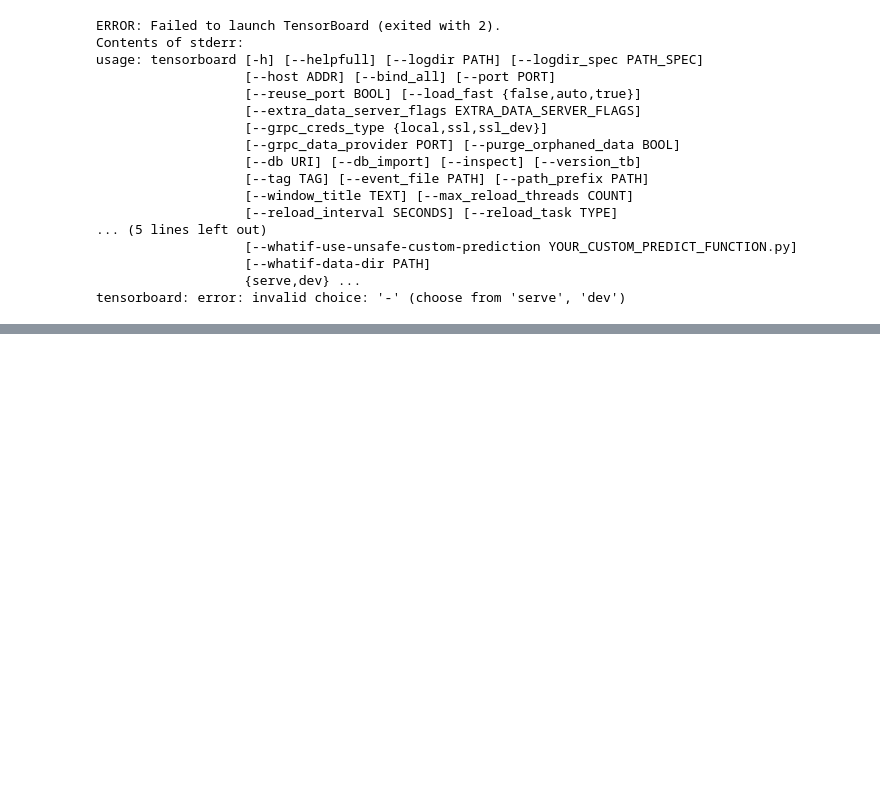
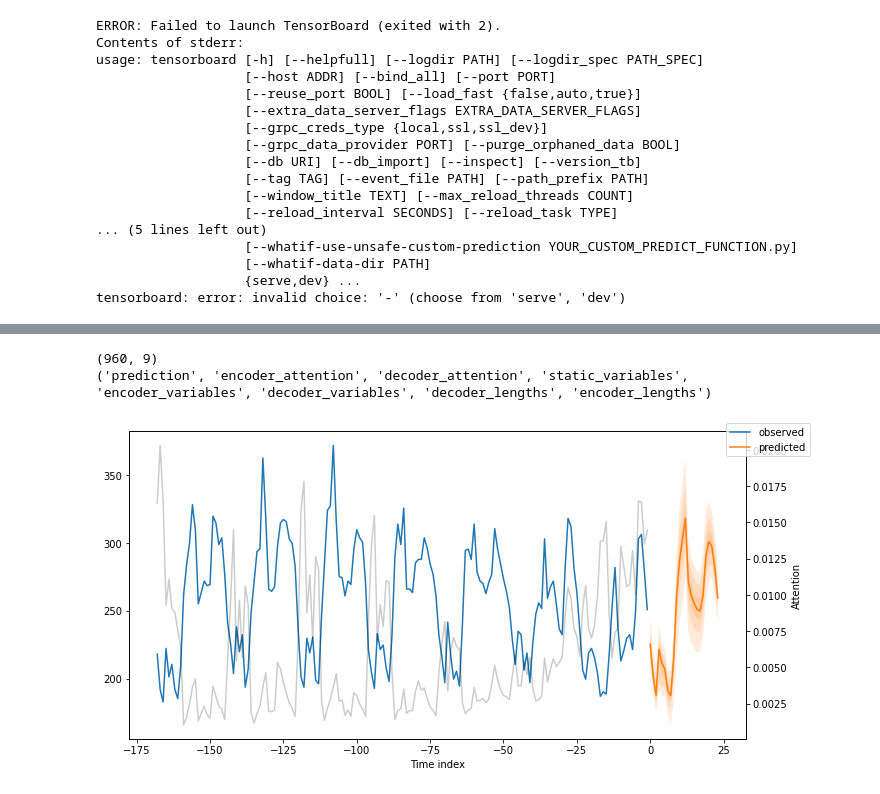
Before and after one commit to MuralidharB/tft-stocks, a Jupyter notebook: tft_example.ipynb, the cells around one changed output, grey strips where cells are left out. Cells and saved outputs as stored; diff of their text form; code cells hidden in the pictures; blank space fills up the shorter version.

```diff
--- a/tft_example.ipynb
+++ b/tft_example.ipynb
@@ -385,35 +396,40 @@ best_tft.plot_prediction(x, raw_prediction, idx=0, ax=ax);
 
 encoder_data = time_df[lambda x: x.hours_from_start > x.hours_from_start.max() - max_encoder_length]
 last_data = time_df[lambda x: x.hours_from_start == x.hours_from_start.max()]
 
 #decoder_data is the new dataframe for which we will create predictions.
 #decoder_data df should be max_prediction_length*consumers = 24*5=120 datapoints long : 24 datapoints for each cosnumer
 #we create it by repeating the last hourly observation of every consumer 24 times since we do not really have new test data
 #and later we fix the columns
 
 decoder_data = pd.concat(
     [last_data.assign(date=lambda x: x.date + pd.offsets.Hour(i)) for i in range(1, max_prediction_length + 1)],
     ignore_index=True,
 )
 
 #fix the new columns
 decoder_data["hours_from_start"] = (decoder_data["date"] - earliest_time).dt.seconds / 60 / 60 + (decoder_data["date"] - earliest_time).dt.days * 24
 decoder_data['hours_from_start'] = decoder_data['hours_from_start'].astype('int')
 decoder_data["hours_from_start"] += encoder_data["hours_from_start"].max() + 1 - decoder_data["hours_from_start"].min()
 
 decoder_data["month"] = decoder_data["date"].dt.month.astype(np.int64)
 decoder_data["hour"] = decoder_data["date"].dt.hour.astype(np.int64)
 decoder_data["day"] = decoder_data["date"].dt.day.astype(np.int64)
 decoder_data["day_of_week"] = decoder_data["date"].dt.dayofweek.astype(np.int64)
 
 new_prediction_data = pd.concat([encoder_data, decoder_data], ignore_index=True)
-
+print(new_prediction_data.shape)
 fig, ax = plt.subplots(figsize=(10, 5))
 
 #create out-of-sample predictions for MT_002
-new_prediction_data=new_prediction_data.query(" consumer_id == 'MT_002'")
+new_prediction_data=new_prediction_data.query(" consumer_id == 'MT_008'")
 new_raw_predictions, new_x = best_tft.predict(new_prediction_data, mode="raw", return_x=True)
+print(new_raw_predictions.keys())
 best_tft.plot_prediction(new_x, new_raw_predictions, idx=0, show_future_observed=False, ax=ax);
+# %% [output]
+(960, 9)
+('prediction', 'encoder_attention', 'decoder_attention', 'static_variables', 'encoder_variables', 'decoder_variables', 'decoder_lengths', 'encoder_lengths')
+[figure, added]
 # %%
 raw_predictions, x = best_tft.predict(val_dataloader, mode="raw", return_x=True)
 interpretation = best_tft.interpret_output(raw_predictions, reduction="sum")
```
Also changed, not shown: parts of 6 cells of this notebook.
